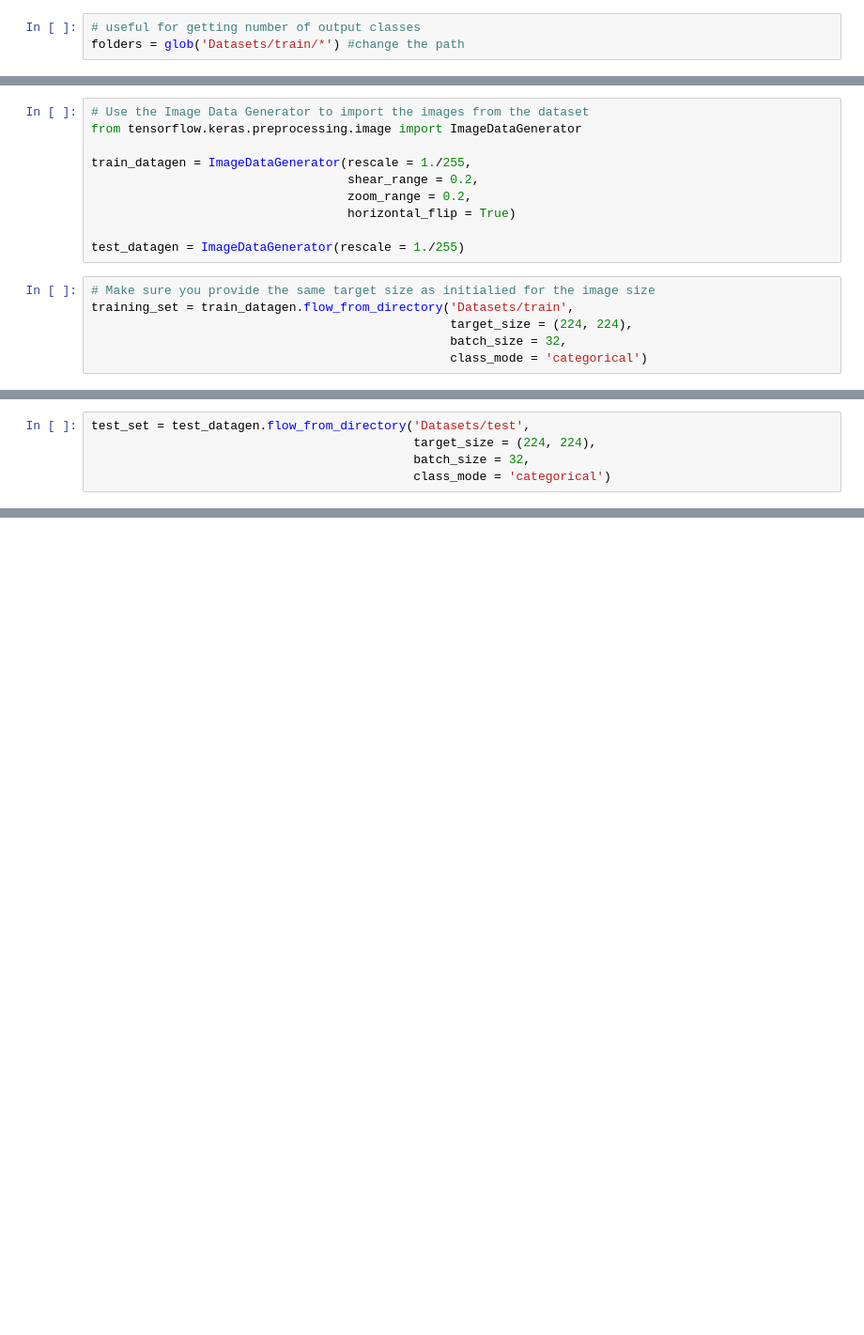
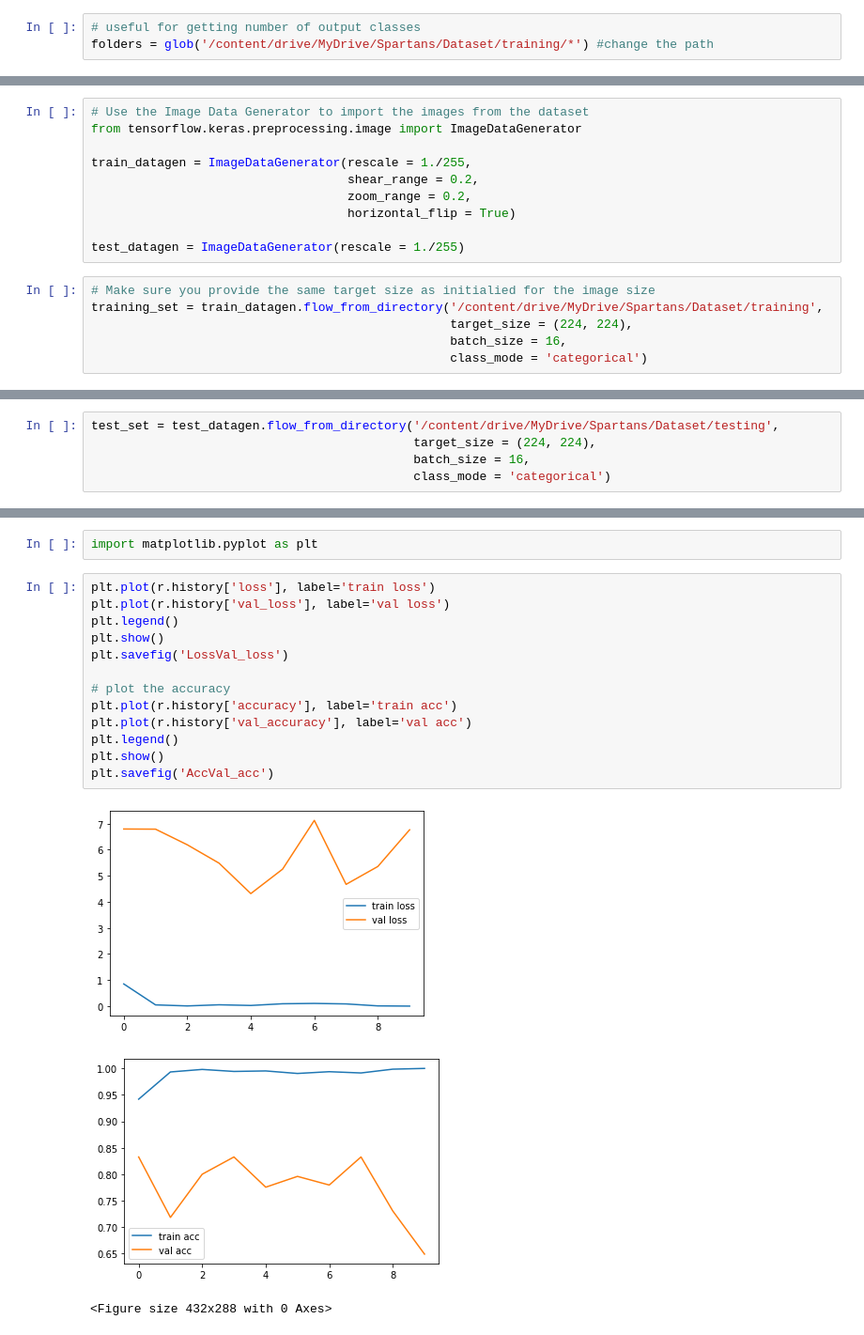
Before and after one commit to SpartansIIT/Classification_Models, a Jupyter notebook: classification_inceptionV3.ipynb, the cells around one changed output, grey strips where cells are left out. Shown at 94% size. Cells and saved outputs as stored; diff of their text form; blank space fills up the shorter version.

```diff
--- a/classification_inceptionV3.ipynb
+++ b/classification_inceptionV3.ipynb
@@ -79,4 +82,4 @@ for layer in inception.layers:
     layer.trainable = False
 # %%
 # useful for getting number of output classes
-folders = glob('Datasets/train/*') #change the path
+folders = glob('/content/drive/MyDrive/Spartans/Dataset/training/*') #change the path
@@ -110,7 +137,7 @@ train_datagen = ImageDataGenerator(rescale = 1./255,
 test_datagen = ImageDataGenerator(rescale = 1./255)
 # %%
 # Make sure you provide the same target size as initialied for the image size
-training_set = train_datagen.flow_from_directory('Datasets/train',
+training_set = train_datagen.flow_from_directory('/content/drive/MyDrive/Spartans/Dataset/training',
                                                  target_size = (224, 224),
-                                                 batch_size = 32,
+                                                 batch_size = 16,
                                                  class_mode = 'categorical')
@@ -117,5 +146,5 @@ training_set = train_datagen.flow_from_directory('Datasets/train',
 # %%
-test_set = test_datagen.flow_from_directory('Datasets/test',
+test_set = test_datagen.flow_from_directory('/content/drive/MyDrive/Spartans/Dataset/testing',
                                             target_size = (224, 224),
-                                            batch_size = 32,
+                                            batch_size = 16,
                                             class_mode = 'categorical')
@@ -131,0 +184,19 @@ r = model.fit_generator(
+# %%
+import matplotlib.pyplot as plt
+# %%
+plt.plot(r.history['loss'], label='train loss')
+plt.plot(r.history['val_loss'], label='val loss')
+plt.legend()
+plt.show()
+plt.savefig('LossVal_loss')
+
+# plot the accuracy
+plt.plot(r.history['accuracy'], label='train acc')
+plt.plot(r.history['val_accuracy'], label='val acc')
+plt.legend()
+plt.show()
+plt.savefig('AccVal_acc')
+# %% [output]
+[figure, added]
+[figure, added]
+<Figure size 432x288 with 0 Axes>
```
Also changed, not shown: parts of 10 cells of this notebook.
